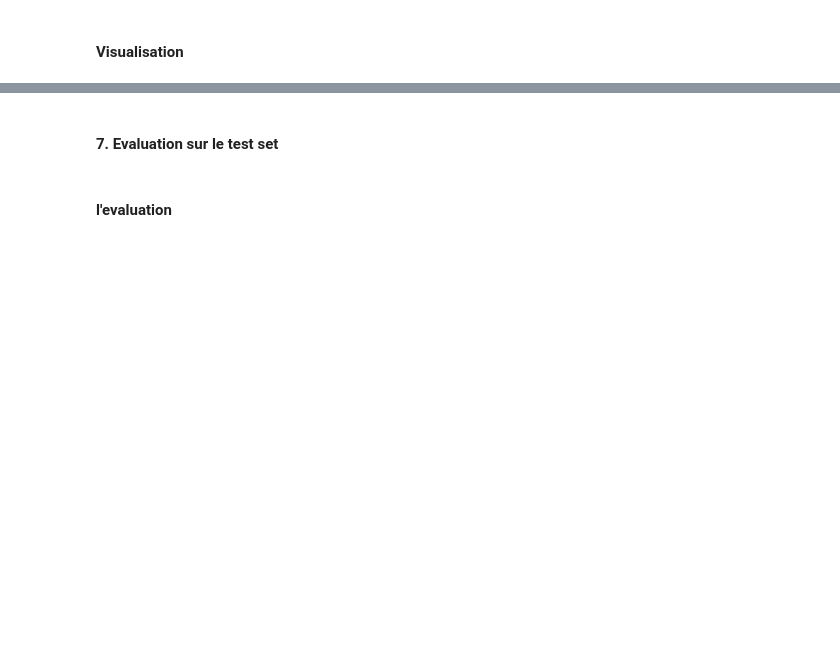
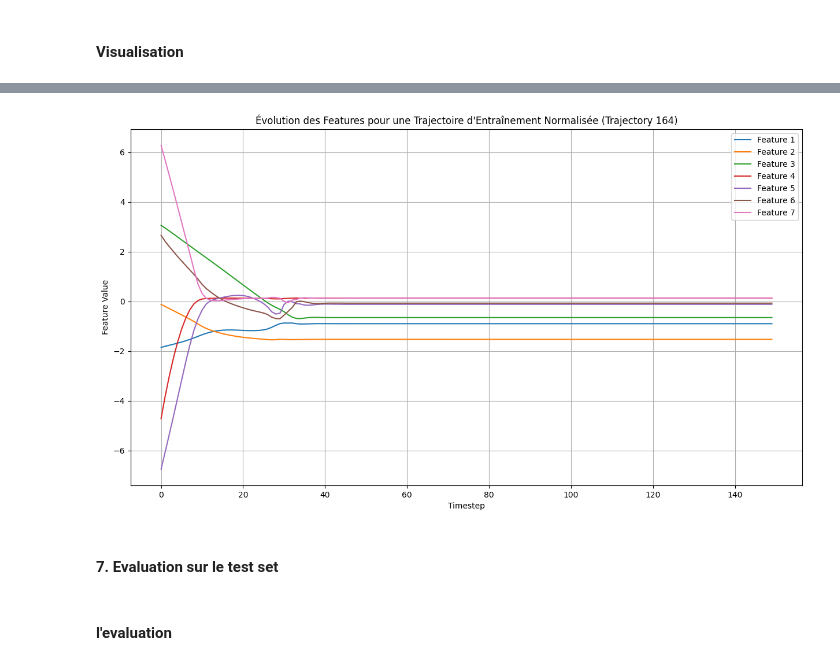
Before and after one commit to Gontary101/ml_proj, a Jupyter notebook: classification.ipynb, the cells around one changed output, grey strips where cells are left out. Cells and saved outputs as stored; diff of their text form; code cells hidden in the pictures; blank space fills up the shorter version.

```diff
--- a/classification.ipynb
+++ b/classification.ipynb
@@ -242,3 +253,46 @@ visualize_validation(val_losses, train_losses)
+# %%
+
+
+def plot_random_trajectory_features(data, num_features=6, title="Features of a Random Trajectory"):
+    """
+    Affiche l'évolution des features d'une trajectoire aléatoire.
+
+    Args:
+        data (np.ndarray): Le jeu de données des trajectoires (n_samples, n_timesteps, n_features).
+        num_features (int): Le nombre de features à visualiser.
+        title (str): Le titre du graphe.
+    """
+    if data.shape[-1] < num_features:
+        print(f"Le jeu de données n'a que {data.shape[-1]} features, mais {num_features} ont été demandées.")
+        num_features = data.shape[-1]
+
+    # Choisir une trajectoire aléatoire
+    random_idx = np.random.randint(0, data.shape[0])
+    trajectory = data[random_idx, :, :num_features]
+
+    # Obtenir le nombre de pas de temps
+    n_timesteps = trajectory.shape[0]
+    time_steps = np.arange(n_timesteps)
+
+    plt.figure(figsize=(15, 8))
+    for i in range(num_features):
+        plt.plot(time_steps, trajectory[:, i], label=f'Feature {i+1}')
+
+    plt.title(f'{title} (Trajectory {random_idx})')
+    plt.xlabel('Timestep')
+    plt.ylabel('Feature Value')
+    plt.legend()
+    plt.grid(True)
+    plt.show()
+
+# Exemple d'utilisation avec les données d'entraînement normalisées
+# Assurez-vous que train_normalized est défini et a la bonne forme
+if 'train_normalized' in locals():
+    plot_random_trajectory_features(train_normalized, num_features=7, title="Évolution des Features pour une Trajectoire d'Entraînement Normalisée")
+else:
+    print("La variable 'train_normalized' n'est pas définie. Veuillez l'exécuter d'abord.")
+# %% [output]
+[figure, added]
 # %% [markdown]
 #### 7. Evaluation sur le test set
 # %%
```
Also changed, not shown: parts of 7 cells of this notebook, 1 other file.
